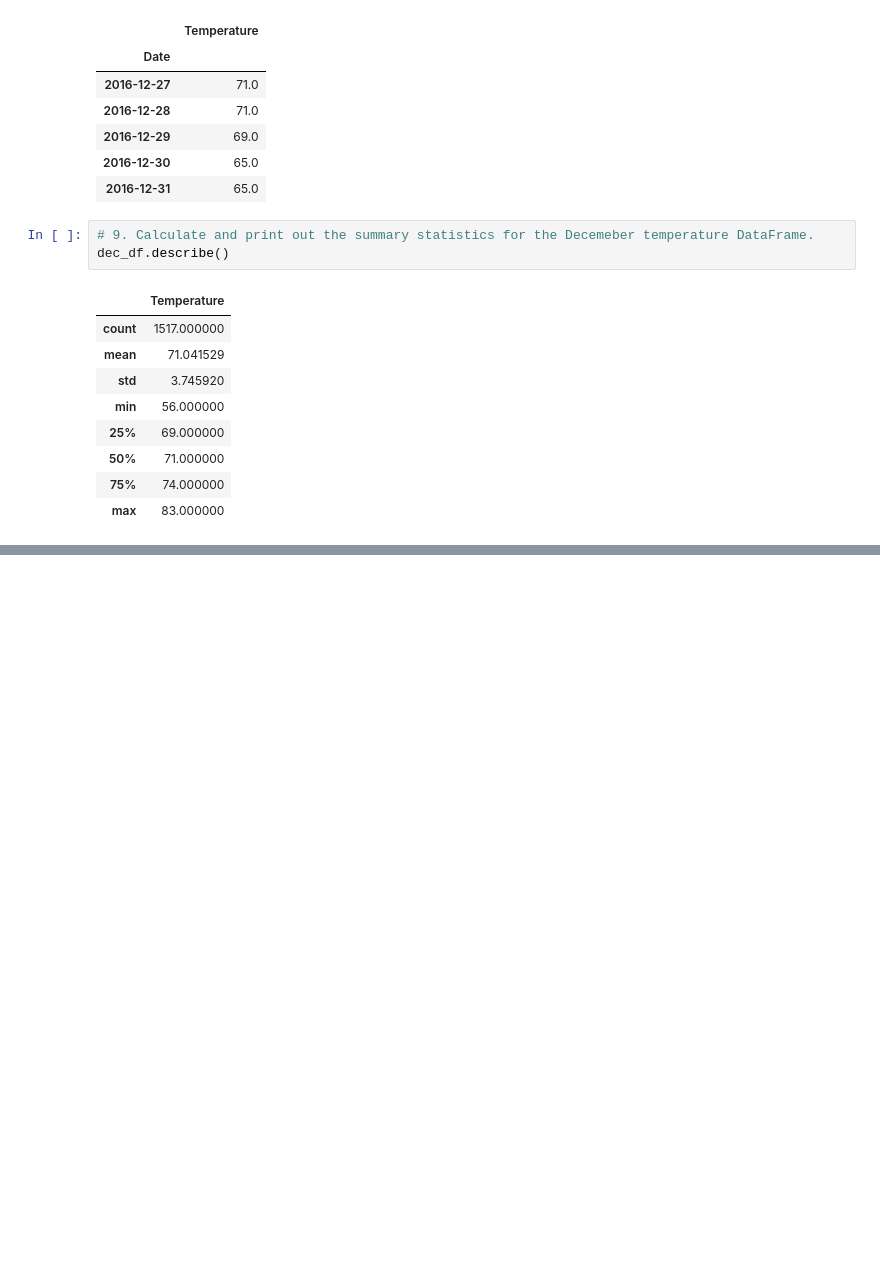
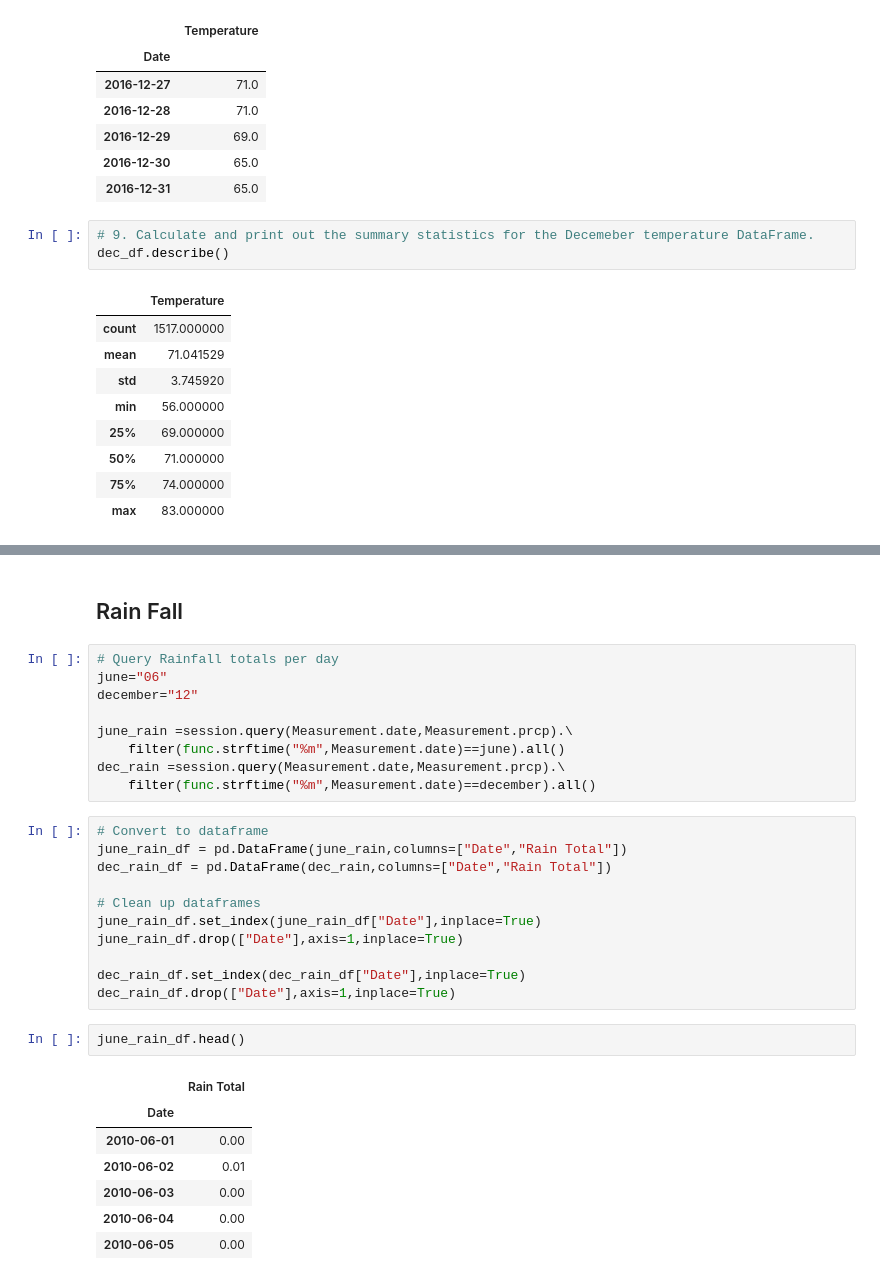
Before and after one commit to david-garza/surfs_up, a Jupyter notebook: SurfsUp_Challenge.ipynb, the cells around one changed output, grey strips where cells are left out. Drawn from its saved outputs; the diff is of its cells as text; blank space fills up the shorter version.

```diff
--- a/SurfsUp_Challenge.ipynb
+++ b/SurfsUp_Challenge.ipynb
@@ -147,0 +176,32 @@ dec_df.describe()
+# %% [markdown]
+## Rain Fall
+# %%
+# Query Rainfall totals per day
+june="06"
+december="12"
+
+june_rain =session.query(Measurement.date,Measurement.prcp).\
+    filter(func.strftime("%m",Measurement.date)==june).all()
+dec_rain =session.query(Measurement.date,Measurement.prcp).\
+    filter(func.strftime("%m",Measurement.date)==december).all()
+# %%
+# Convert to dataframe
+june_rain_df = pd.DataFrame(june_rain,columns=["Date","Rain Total"])
+dec_rain_df = pd.DataFrame(dec_rain,columns=["Date","Rain Total"])
+
+# Clean up dataframes
+june_rain_df.set_index(june_rain_df["Date"],inplace=True)
+june_rain_df.drop(["Date"],axis=1,inplace=True)
+
+dec_rain_df.set_index(dec_rain_df["Date"],inplace=True)
+dec_rain_df.drop(["Date"],axis=1,inplace=True)
+# %%
+june_rain_df.head()
+# %% [output]
+|  | Rain Total |
+| Date |  |
+| 2010-06-01 | 0.00 |
+| 2010-06-02 | 0.01 |
+| 2010-06-03 | 0.00 |
+| 2010-06-04 | 0.00 |
+| 2010-06-05 | 0.00 |
```
Also changed, not shown: parts of 10 cells of this notebook, 3 other files.
